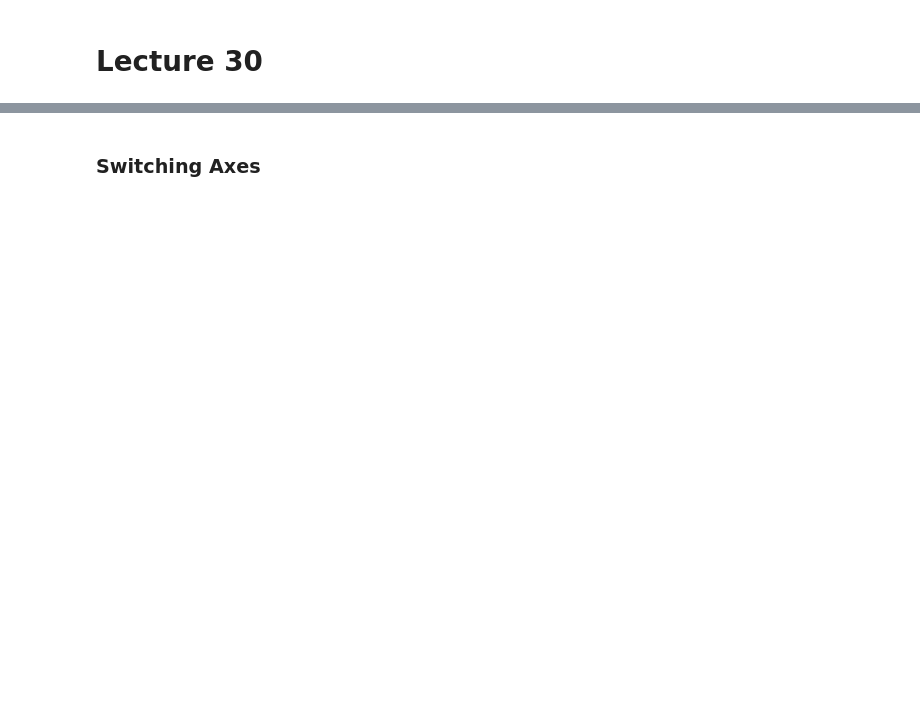
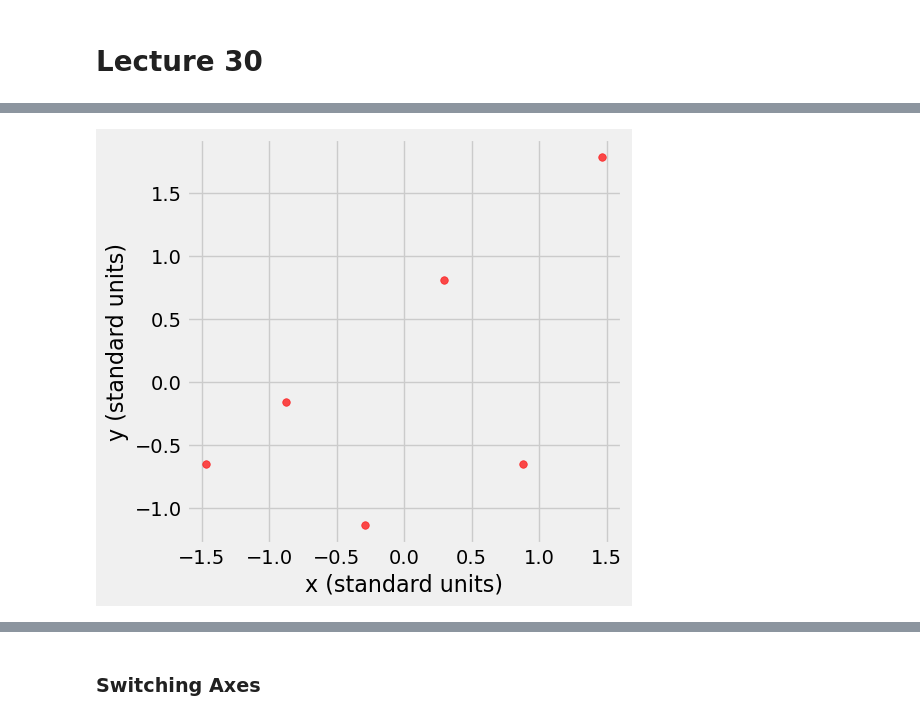
Before and after one commit to bludka/materials-sp22, a Jupyter notebook: lectures/lec30.ipynb, the cells around one changed output, grey strips where cells are left out. Cells and saved outputs as stored; diff of their text form; code cells hidden in the pictures; blank space fills up the shorter version.

```diff
--- a/lectures/lec30.ipynb
+++ b/lectures/lec30.ipynb
@@ -53,0 +80,6 @@ def standard_units(x):
+# %%
+t = t.with_columns(
+        'x (standard units)', standard_units(x),
+        'y (standard units)', standard_units(y)
+    )
+t
@@ -53,0 +94,4 @@ def standard_units(x):
+# %%
+t.scatter(2, 3, s=30, color='red')
+# %% [output]
+[figure, added]
```
Also changed, not shown: parts of 46 cells of this notebook.
